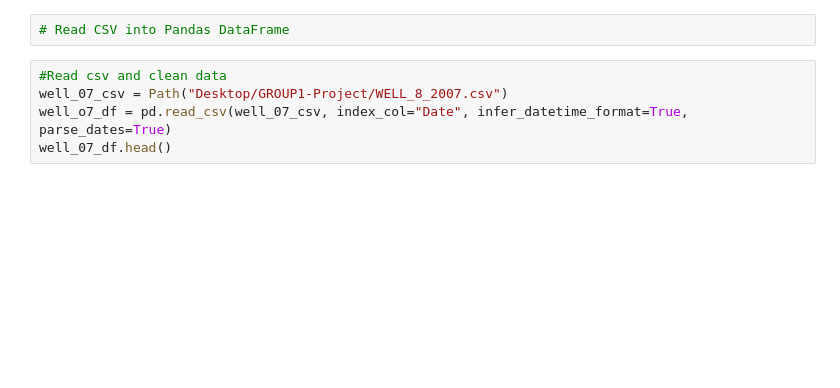
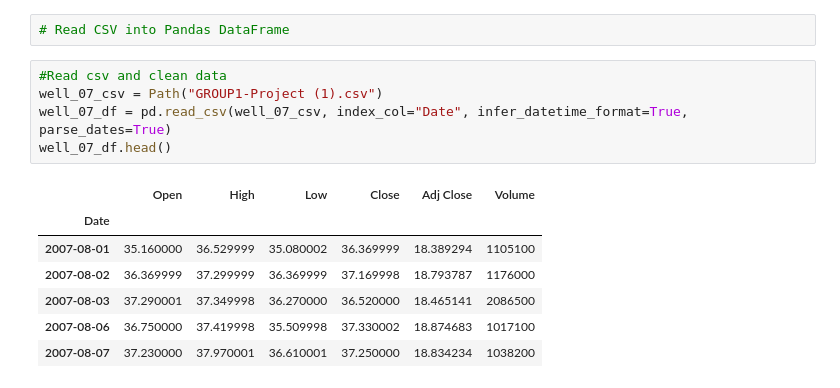
Before and after one commit to Tedmcm/GROUP1-Project, a Jupyter notebook: group1-project.ipynb, the cells around one changed output. Drawn from its saved outputs; the diff is of its cells as text; blank space fills up the shorter version.

```diff
--- a/group1-project.ipynb
+++ b/group1-project.ipynb
@@ -18,6 +80,14 @@ FileNotFoundError: [Errno 2] File b'Project\\WELL_8_2000.csv' does not exist: b'
 # Read CSV into Pandas DataFrame
 # %%
 #Read csv and clean data
-well_07_csv = Path("Desktop/GROUP1-Project/WELL_8_2007.csv")
-well_o7_df = pd.read_csv(well_07_csv, index_col="Date", infer_datetime_format=True, parse_dates=True)
+well_07_csv = Path("GROUP1-Project (1).csv")
+well_07_df = pd.read_csv(well_07_csv, index_col="Date", infer_datetime_format=True, parse_dates=True)
 well_07_df.head()
+# %% [output]
+|  | Open | High | Low | Close | Adj Close | Volume |
+| Date |  |  |  |  |  |  |
+| 2007-08-01 | 35.160000 | 36.529999 | 35.080002 | 36.369999 | 18.389294 | 1105100 |
+| 2007-08-02 | 36.369999 | 37.299999 | 36.369999 | 37.169998 | 18.793787 | 1176000 |
+| 2007-08-03 | 37.290001 | 37.349998 | 36.270000 | 36.520000 | 18.465141 | 2086500 |
+| 2007-08-06 | 36.750000 | 37.419998 | 35.509998 | 37.330002 | 18.874683 | 1017100 |
+| 2007-08-07 | 37.230000 | 37.970001 | 36.610001 | 37.250000 | 18.834234 | 1038200 |
```
Also changed, not shown: parts of 7 cells of this notebook.
